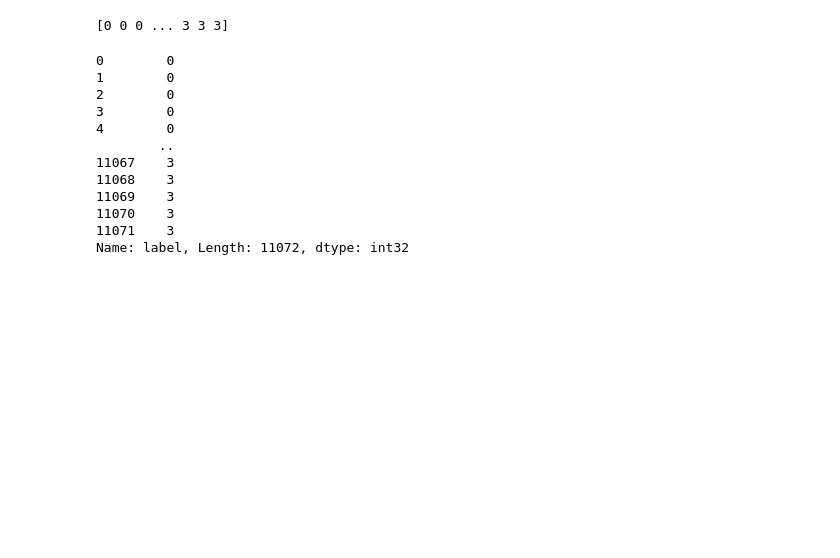
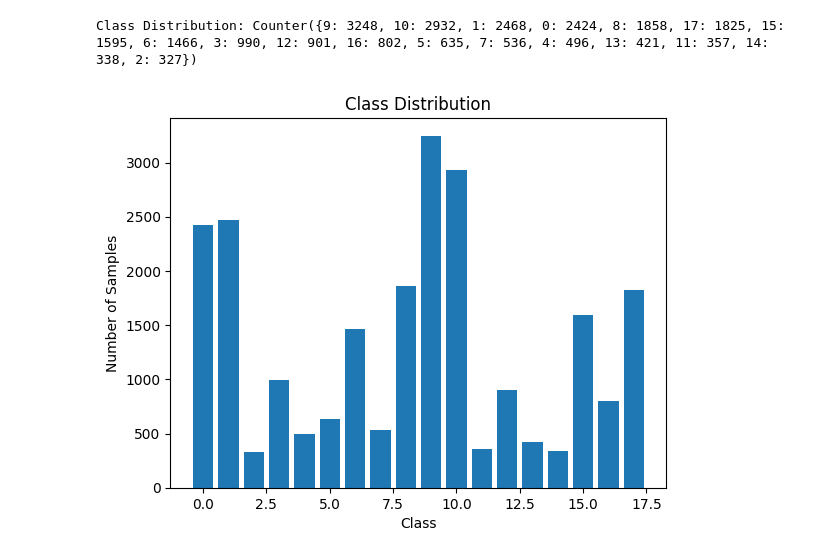
Before and after one commit to Charmender004/FruitDetection, a Jupyter notebook: Fruit Detection/fruitSorting.ipynb, the cells around one changed output. Saved outputs shown, nothing was run; the diff lists cells and outputs as text; code cells hidden in the pictures; blank space fills up the shorter version.

```diff
--- a/Fruit Detection/fruitSorting.ipynb
+++ b/Fruit Detection/fruitSorting.ipynb
@@ -92,24 +92,18 @@ for idx, folder in enumerate(folders):
 
 x = np.array(x)
 y = np.array(y)
-# %%
-data = pd.DataFrame(x)
-data['label'] = y
-
-print(y)
-
-data['label']
-# %% [output]
-[0 0 0 ... 3 3 3]
-0        0
-1        0
-2        0
-3        0
-4        0
-        ..
-11067    3
-11068    3
-11069    3
-11070    3
-11071    3
-Name: label, Length: 11072, dtype: int32
+# %%
+from collections import Counter
+import matplotlib.pyplot as plt
+
+class_counts = Counter(y)
+print("Class Distribution:", class_counts)
+
+plt.bar(class_counts.keys(), class_counts.values())
+plt.xlabel("Class")
+plt.ylabel("Number of Samples")
+plt.title("Class Distribution")
+plt.show()
+# %% [output]
+Class Distribution: Counter({9: 3248, 10: 2932, 1: 2468, 0: 2424, 8: 1858, 17: 1825, 15: 1595, 6: 1466, 3: 990, 12: 901, 16: 802, 5: 635, 7: 536, 4: 496, 13: 421, 11: 357, 14: 338, 2: 327})
+[figure, added]
```
Also changed, not shown: parts of 6 cells of this notebook.
